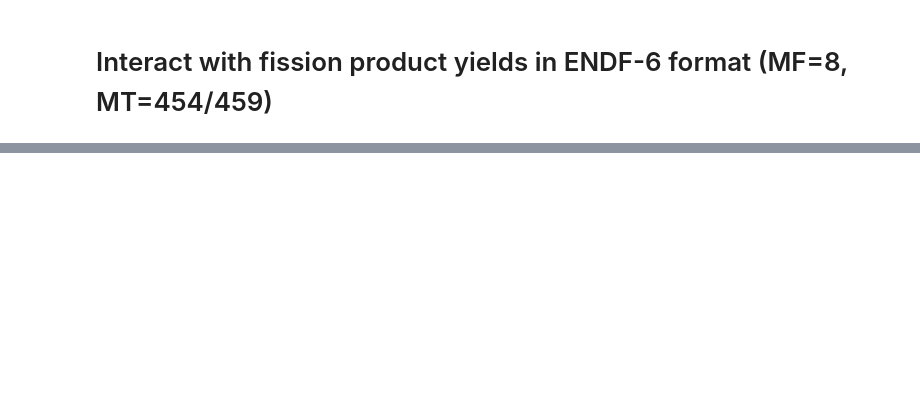
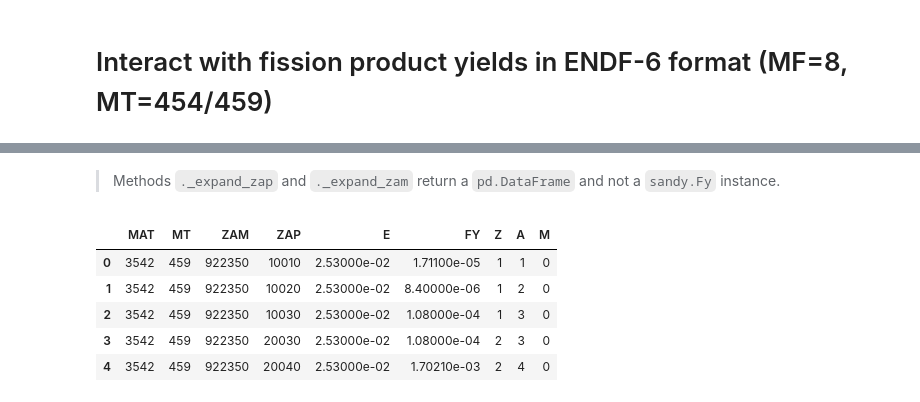
Before and after one commit to luca-fiorito-11/sandy, a Jupyter notebook: notebooks/fy_notebook.ipynb, the cells around one changed output, grey strips where cells are left out. Saved outputs shown, nothing was run; the diff lists cells and outputs as text; code cells hidden in the pictures; blank space fills up the shorter version.

```diff
--- a/notebooks/fy_notebook.ipynb
+++ b/notebooks/fy_notebook.ipynb
@@ -59,0 +152,11 @@ fy = sandy.Fy.from_endf6(tape)
+# %% [markdown]
+> Methods `._expand_zap` and `._expand_zam` return a `pd.DataFrame` and not a `sandy.Fy` instance.
+# %%
+cfyU235._expand_zap().head()
+# %% [output]
+|  | MAT | MT | ZAM | ZAP | E | FY | Z | A | M |
+| 0 | 3542 | 459 | 922350 | 10010 | 2.53000e-02 | 1.71100e-05 | 1 | 1 | 0 |
+| 1 | 3542 | 459 | 922350 | 10020 | 2.53000e-02 | 8.40000e-06 | 1 | 2 | 0 |
+| 2 | 3542 | 459 | 922350 | 10030 | 2.53000e-02 | 1.08000e-04 | 1 | 3 | 0 |
+| 3 | 3542 | 459 | 922350 | 20030 | 2.53000e-02 | 1.08000e-04 | 2 | 3 | 0 |
+| 4 | 3542 | 459 | 922350 | 20040 | 2.53000e-02 | 1.70210e-03 | 2 | 4 | 0 |
```
Also changed, not shown: parts of 38 cells of this notebook, 1 other file.
